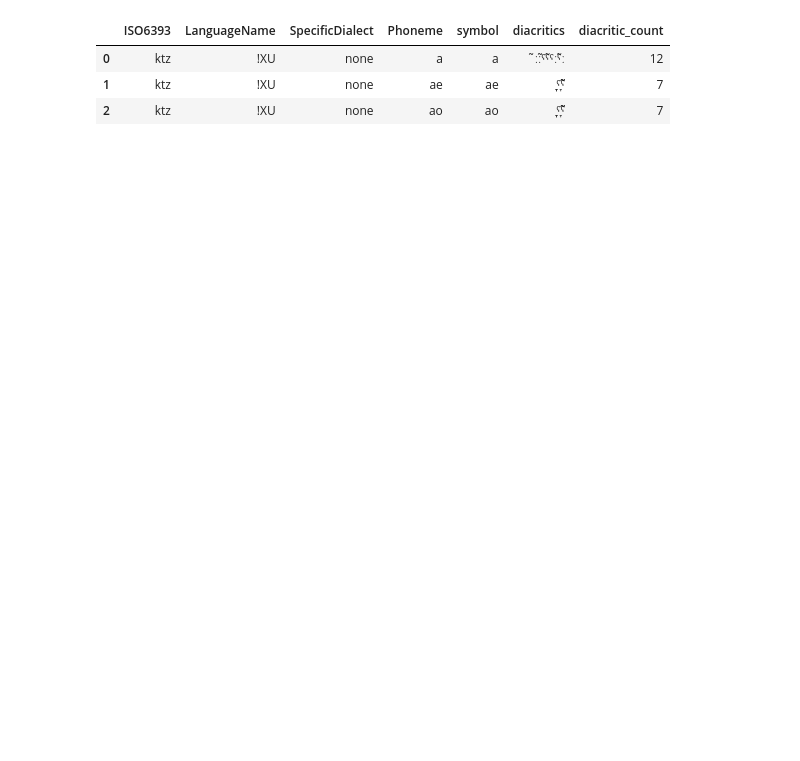
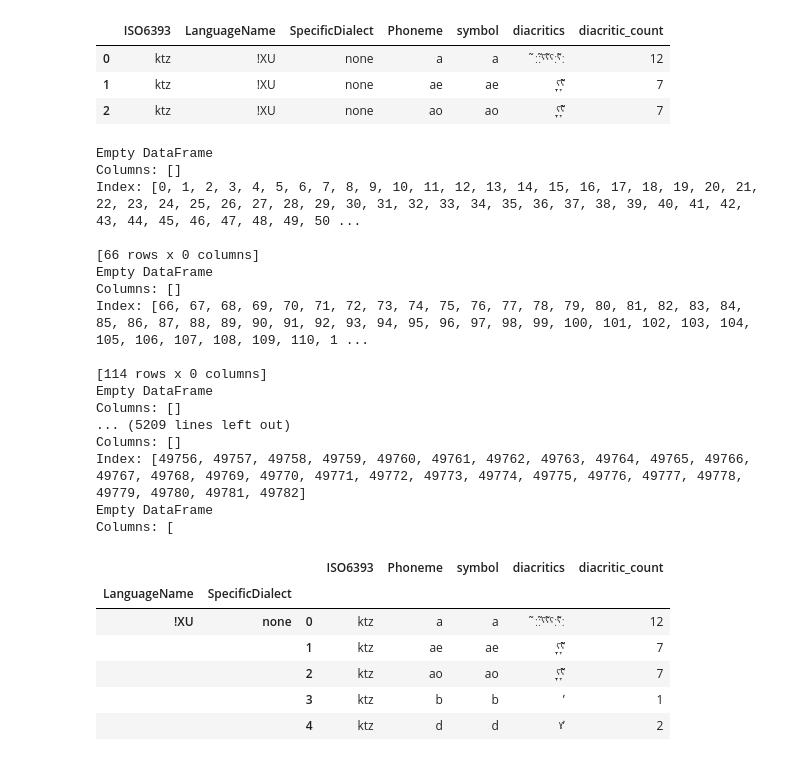
Before and after one commit to Pappa/conlanger, a Jupyter notebook: notebooks/prepare_phoible_data_copy copy.ipynb, the cells around one changed output. Saved outputs shown, nothing was run; the diff lists cells and outputs as text; code cells hidden in the pictures; blank space fills up the shorter version.

```diff
--- a/notebooks/prepare_phoible_data_copy copy.ipynb
+++ b/notebooks/prepare_phoible_data_copy copy.ipynb
@@ -329,3 +329,49 @@ display(phonemes_to_process_df.head(3))
 | 0 | ktz | !XU | none | a | a | ̃ː̃ːˤ̃ˤˤː̃ˤː | 12 |
 | 1 | ktz | !XU | none | ae | ae | ̞̞ˤ̞̃̃ˤ | 7 |
 | 2 | ktz | !XU | none | ao | ao | ̞̞ˤ̞̃̃ˤ | 7 |
+# %%
+phonemes_to_process_by_dialect_df = (
+    phonemes_to_process_df.groupby(["LanguageName", "SpecificDialect"])
+)
+# %%
+def create_symbol_matrix(dialect_df):
+    df = pd.DataFrame(index=dialect_df.index)
+    # df["cons_pl"] = np.where(
+    #     dialect_df.Phoneme.isin(cons_pl_tbl_stacked_df.Phoneme),
+    #     valid_diacritics[valid_diacritics == dialect_df.diacritics].to_numpy().astype(int),
+    #     np.zeros(valid_diacritics.shape[0]),
+    # )
+    print(df)
+    return dialect_df
+
+
+cons_pl_processed = phonemes_to_process_by_dialect_df.apply(
+    create_symbol_matrix, include_groups=False
+)
+
+cons_pl_processed[0:5]
+# %% [output]
+Empty DataFrame
+Columns: []
+Index: [0, 1, 2, 3, 4, 5, 6, 7, 8, 9, 10, 11, 12, 13, 14, 15, 16, 17, 18, 19, 20, 21, 22, 23, 24, 25, 26, 27, 28, 29, 30, 31, 32, 33, 34, 35, 36, 37, 38, 39, 40, 41, 42, 43, 44, 45, 46, 47, 48, 49, 50 ...
+
+[66 rows x 0 columns]
+Empty DataFrame
+Columns: []
+Index: [66, 67, 68, 69, 70, 71, 72, 73, 74, 75, 76, 77, 78, 79, 80, 81, 82, 83, 84, 85, 86, 87, 88, 89, 90, 91, 92, 93, 94, 95, 96, 97, 98, 99, 100, 101, 102, 103, 104, 105, 106, 107, 108, 109, 110, 1 ...
+
+[114 rows x 0 columns]
+Empty DataFrame
+Columns: []
+... (5209 lines left out)
+Columns: []
+Index: [49756, 49757, 49758, 49759, 49760, 49761, 49762, 49763, 49764, 49765, 49766, 49767, 49768, 49769, 49770, 49771, 49772, 49773, 49774, 49775, 49776, 49777, 49778, 49779, 49780, 49781, 49782]
+Empty DataFrame
+Columns: [
+|  |  |  | ISO6393 | Phoneme | symbol | diacritics | diacritic_count |
+| LanguageName | SpecificDialect |  |  |  |  |  |  |
+| !XU | none | 0 | ktz | a | a | ̃ː̃ːˤ̃ˤˤː̃ˤː | 12 |
+|  |  | 1 | ktz | ae | ae | ̞̞ˤ̞̃̃ˤ | 7 |
+|  |  | 2 | ktz | ao | ao | ̞̞ˤ̞̃̃ˤ | 7 |
+|  |  | 3 | ktz | b | b | ʼ | 1 |
+|  |  | 4 | ktz | d | d | ˠʼ | 2 |
```
